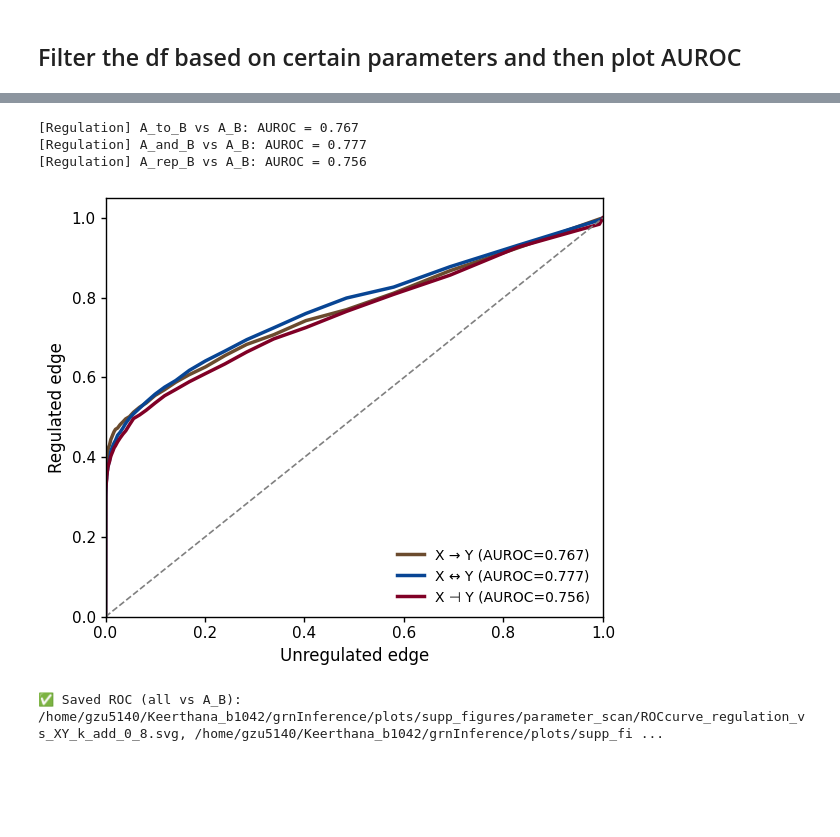
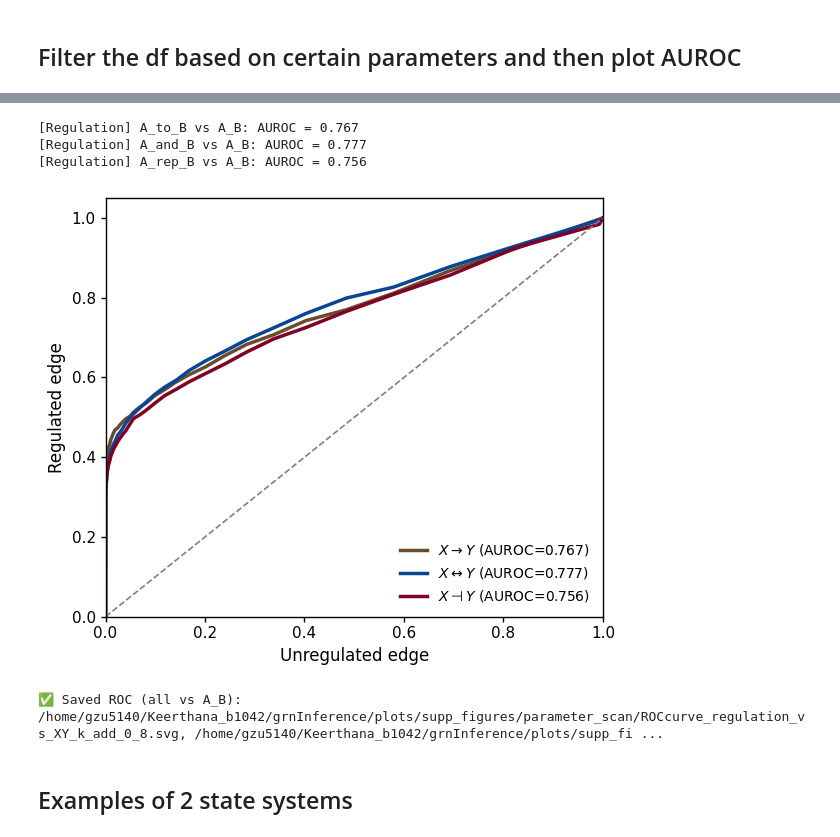
Before and after one commit to Keerthana910234/TwINFER, a Jupyter notebook: scripts_to_make_figures/parameter_scan.ipynb, the cells around one changed output, grey strips where cells are left out. Drawn from its saved outputs; the diff is of its cells as text; code cells hidden in the pictures; blank space fills up the shorter version.

```diff
--- a/scripts_to_make_figures/parameter_scan.ipynb
+++ b/scripts_to_make_figures/parameter_scan.ipynb
@@ -1124,9 +301,9 @@ p_line = 0.01
 
 # --- Label map ---
 name_map = {
-    "A_to_B": "X → Y",
-    "A_and_B": "X ↔ Y",
-    "A_rep_B": "X ⊣ Y",
+    "A_to_B": r"$X \rightarrow Y$",
+    "A_and_B": r"$X \leftrightarrow Y$",
+    "A_rep_B": r"$X \dashv Y$",
     "A_B": "X Y"
 }
 
@@ -1212,7 +389,7 @@ fig.text(0.5, 0.06, "p-value threshold", ha="center", fontsize=13)
 # === COMBINED LEGEND ===
 # Color legend (direction)
 color_handles = [
-    Line2D([0], [0], color=color_forward, lw=2.2, linestyle="-", label="X → Y"),
+    Line2D([0], [0], color=color_forward, lw=2.2, linestyle="-", label=r"$X \rightarrow Y$"),
     Line2D([0], [0], color=color_reverse, lw=2.2, linestyle="-", label="Y → X")
 ]
 
@@ -1277,8 +454,8 @@ p_threshold_global = 0.01
 z_threshold = 10
 
 name_map = {
-    "A_to_B": "X → Y",
-    "A_rep_B": "X ⊣ Y"
+    "A_to_B": r"$X \rightarrow Y$",
+    "A_rep_B": r"$X \dashv Y$"
 }
 
 color_forward = "#194a9e"
@@ -1484,12 +661,12 @@ def compute_roc(tp_frac, fp_frac):
 name_map = {
     "A_B": "X Y",
     "A_B_2_states": "X Y (multi-state)",
-    "A_to_B": "X → Y",
-    "A_to_B_2_states": "X → Y (multi-state)",
-    "A_and_B": "X ↔ Y",
-    "A_and_B_2_states": "X ↔ Y (multi-state)",
-    "A_rep_B": "X ⊣ Y",
-    "A_rep_B_2_states": "X ⊣ Y (multi-state)"
+    "A_to_B": r"$X \rightarrow Y$",
+    "A_to_B_2_states": r"$X \rightarrow Y  (multi-state)$",
+    "A_and_B": r"$X \leftrightarrow Y$",
+    "A_and_B_2_states": r"$X \leftrightarrow Y$ (multi-state)",
+    "A_rep_B": r"$X \dashv Y$",
+    "A_rep_B_2_states": r"X ⊣ Y (multi-state)"
 }
 # === Generate ROC: PART 1 – Regulation detection (All vs A_B)
 dfs = {}
@@ -1533,32 +710,34 @@ for tp_name in ["A_to_B", "A_and_B", "A_rep_B"]:
         continue
     tp_frac = frac_curves_p[tp_name]
     fp_frac = frac_curves_p[fp_name]
     fpr, tpr, auroc = compute_roc(tp_frac, fp_frac)
     results_all_vs_A_B.append((tp_name, fp_name, fpr, tpr, auroc))
     print(f"[Regulation] {tp_name} vs {fp_name}: AUROC = {auroc:.3f}")
 
 plt.figure(figsize=(6, 5))
 for tp_name, fp_name, fpr, tpr, auroc in results_all_vs_A_B:
     label = f"{name_map.get(tp_name)} (AUROC={auroc:.3f})"
     plt.plot(fpr, tpr, "-", color=fixed_colors.get(tp_name, "black"), lw=2.5, label=label)
 plt.plot([0, 1], [0, 1], "--", color="gray", lw=1.2)
 plt.xlabel("Unregulated edge", fontsize=12)
 plt.ylabel("Regulated edge", fontsize=12)
 # plt.title("Regulation detection", fontsize=13)
 plt.xlim(0, 1)
 plt.ylim(0, 1.05)
 plt.legend(frameon=False, fontsize=10, loc="lower right")
 plt.tight_layout()
 
 save_all_svg = output_folder_plot / "ROCcurve_regulation_vs_XY_k_add_0_8.svg"
 save_all_png = output_folder_plot / "ROCcurve_regulation_vs_XY_k_add_0_8.png"
 plt.savefig(save_all_svg, dpi=600, bbox_inches="tight")
 plt.savefig(save_all_png, dpi=600, bbox_inches="tight")
 plt.show()
 print(f"✅ Saved ROC (all vs A_B): {save_all_svg}, {save_all_png}")
 # %% [output]
 [Regulation] A_to_B vs A_B: AUROC = 0.767
 [Regulation] A_and_B vs A_B: AUROC = 0.777
 [Regulation] A_rep_B vs A_B: AUROC = 0.756
-[figure, old version]
+[figure, new version]
 ✅ Saved ROC (all vs A_B): /home/gzu5140/Keerthana_b1042/grnInference/plots/supp_figures/parameter_scan/ROCcurve_regulation_vs_XY_k_add_0_8.svg, /home/gzu5140/Keerthana_b1042/grnInference/plots/supp_fi ...
+# %% [markdown]
+## Examples of 2 state systems
```
Also changed, not shown: parts of 13 cells of this notebook.
